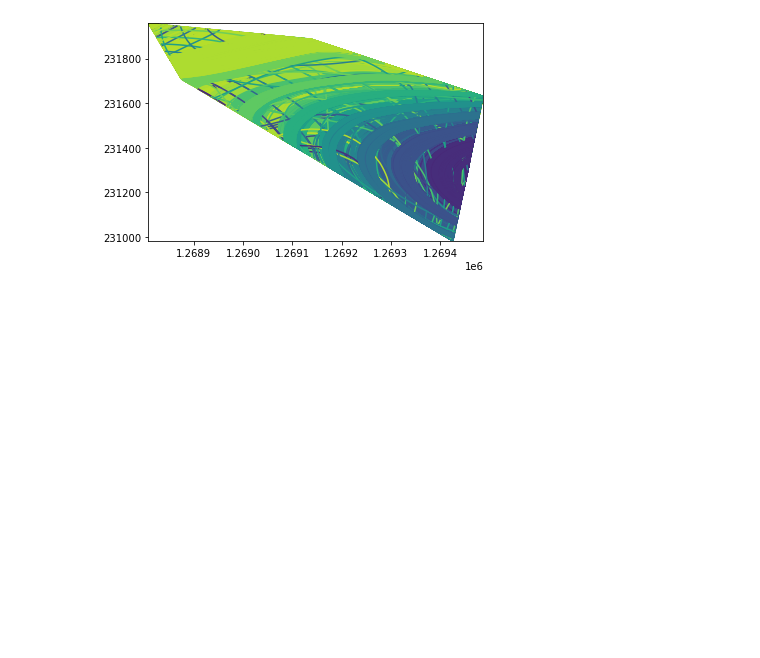
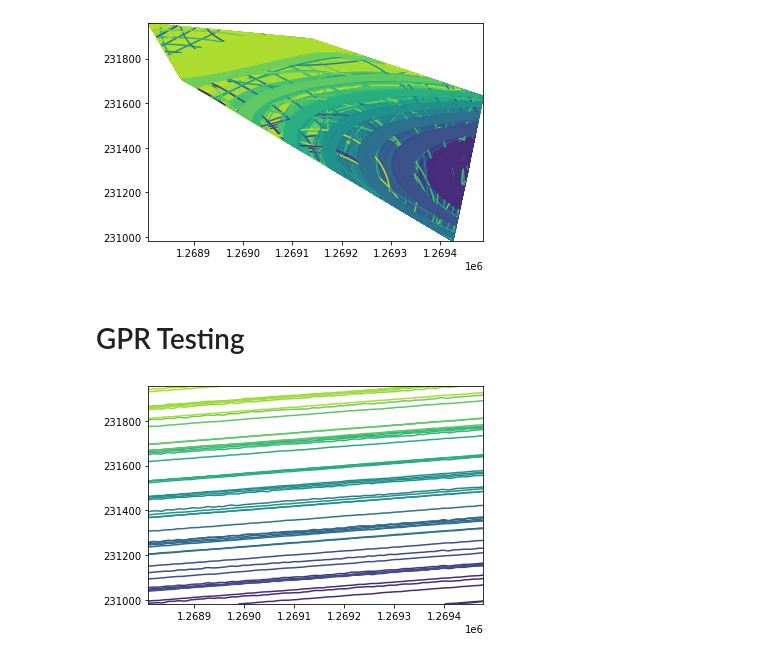
Before and after one commit to metostom/contouring, a Jupyter notebook: Contouring.ipynb, the cells around one changed output. Cells and saved outputs as stored; diff of their text form; code cells hidden in the pictures; blank space fills up the shorter version.

```diff
--- a/Contouring.ipynb
+++ b/Contouring.ipynb
@@ -44,3 +44,25 @@ cd.reproject()
 cd.toGeoJSON("Contours4hour.json")
 # %% [output]
 [figure]
+# %% [markdown]
+# GPR Testing
+# %%
+cd = ContourData(
+        filepath = 'WellElevationSubsetSmaller.xlsx',
+        xcol = 'X',
+        ycol = 'Y',
+        zcol = "Water Elevation(ft NAVD88)",
+        tcol = "DateTimeRounded",
+        crs = 2926,
+        method = 'gpr',
+        steps = 300
+)
+# %%
+cd.subsetData()
+cd.contourData(subdivisions=1)
+cd.extractGeometry()
+cd.mergeGeometry()
+cd.reproject()
+cd.toGeoJSON("gpr.json")
+# %% [output]
+[figure, added]
```
Also changed, not shown: 1 other file.
